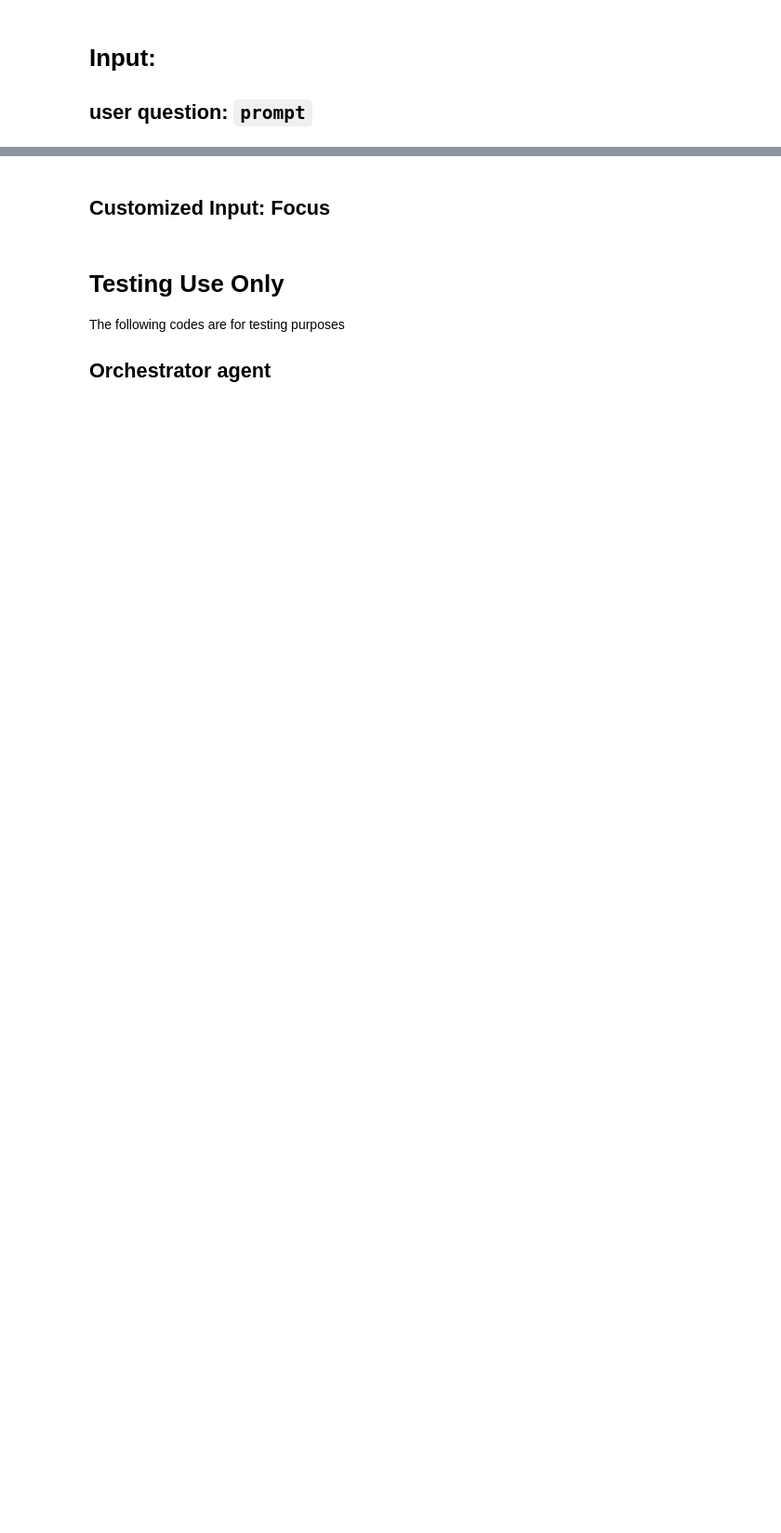
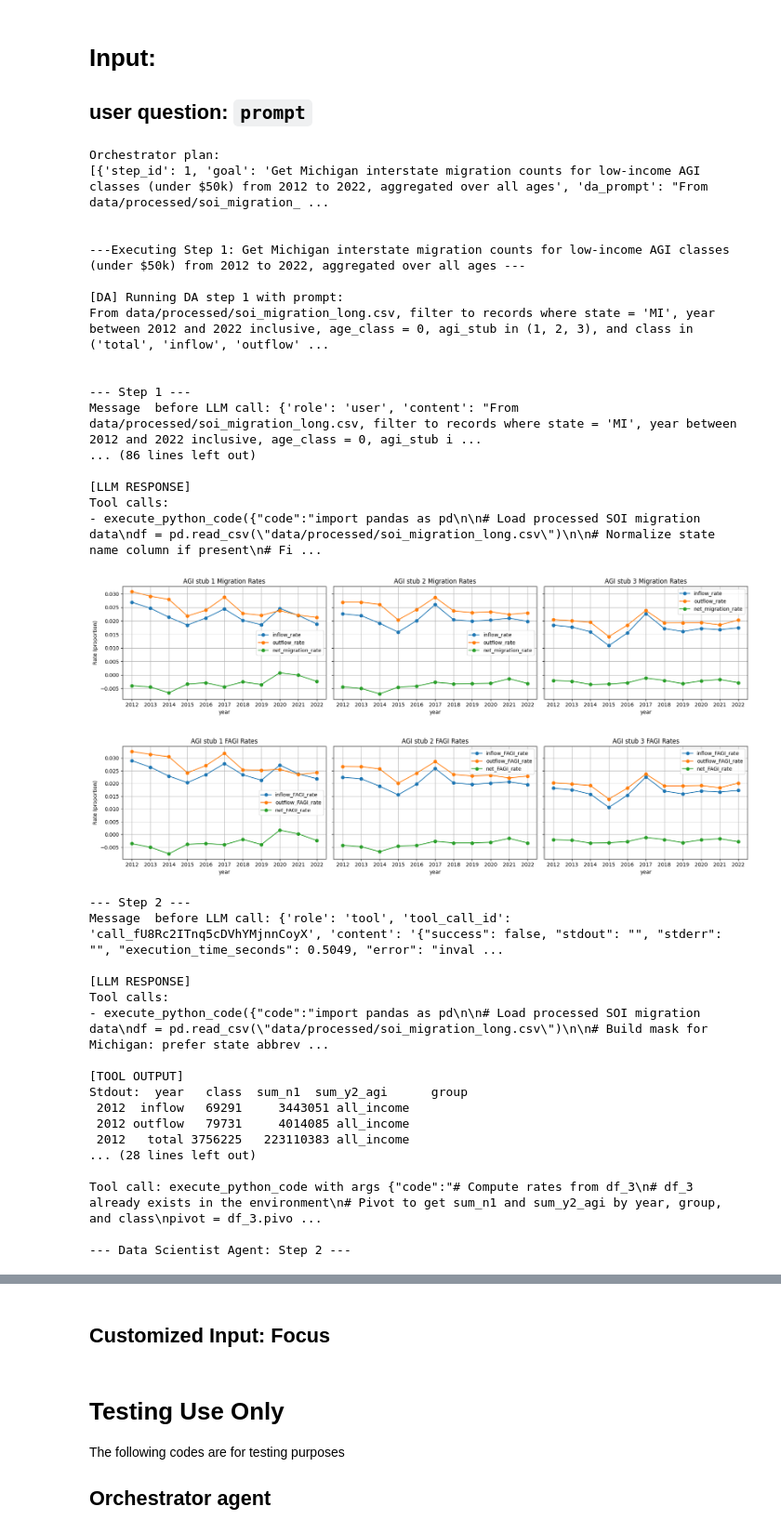
Before and after one commit to FitMAnalytics/IRS_SOI_migration_agent, a Jupyter notebook: agents_testing.ipynb, the cells around one changed output, grey strips where cells are left out. Shown at 93% size. Saved outputs shown, nothing was run; the diff lists cells and outputs as text; code cells hidden in the pictures; blank space fills up the shorter version.

```diff
--- a/agents_testing.ipynb
+++ b/agents_testing.ipynb
@@ -6,5 +6,43 @@ metadata_text = load_metadata_text()
 # Input:
 ## user question: `prompt`
 # %%
-prompt = "Analyze the interstate migration pattern of Texas, from 2012 to 2022."
-results = run_all_agents(original_prompt=prompt, metadata_text= metadata_text, verbose = True)
+prompt = "Analyze the interstate migration pattern of Michigan, from 2012 to 2022."
+focus = "Focus on different behavior between low income classes (annual gross income less than $50,000)."
+results = run_all_agents(original_prompt=prompt, focus= focus, metadata_text= metadata_text, verbose = True)
+# %% [output]
+Orchestrator plan:
+[{'step_id': 1, 'goal': 'Get Michigan interstate migration counts for low-income AGI classes (under $50k) from 2012 to 2022, aggregated over all ages', 'da_prompt': "From data/processed/soi_migration_ ...
+
+
+---Executing Step 1: Get Michigan interstate migration counts for low-income AGI classes (under $50k) from 2012 to 2022, aggregated over all ages ---
+
+[DA] Running DA step 1 with prompt:
+From data/processed/soi_migration_long.csv, filter to records where state = 'MI', year between 2012 and 2022 inclusive, age_class = 0, agi_stub in (1, 2, 3), and class in ('total', 'inflow', 'outflow' ...
+
+
+--- Step 1 ---
+Message  before LLM call: {'role': 'user', 'content': "From data/processed/soi_migration_long.csv, filter to records where state = 'MI', year between 2012 and 2022 inclusive, age_class = 0, agi_stub i ...
+... (86 lines left out)
+
+[LLM RESPONSE]
+Tool calls:
+- execute_python_code({"code":"import pandas as pd\n\n# Load processed SOI migration data\ndf = pd.read_csv(\"data/processed/soi_migration_long.csv\")\n\n# Normalize state name column if present\n# Fi ...
+[figure, added]
+[figure, added]
+--- Step 2 ---
+Message  before LLM call: {'role': 'tool', 'tool_call_id': 'call_fU8Rc2ITnq5cDVhYMjnnCoyX', 'content': '{"success": false, "stdout": "", "stderr": "", "execution_time_seconds": 0.5049, "error": "inval ...
+
+[LLM RESPONSE]
+Tool calls:
+- execute_python_code({"code":"import pandas as pd\n\n# Load processed SOI migration data\ndf = pd.read_csv(\"data/processed/soi_migration_long.csv\")\n\n# Build mask for Michigan: prefer state abbrev ...
+
+[TOOL OUTPUT]
+Stdout:  year   class  sum_n1  sum_y2_agi      group
+ 2012  inflow   69291     3443051 all_income
+ 2012 outflow   79731     4014085 all_income
+ 2012   total 3756225   223110383 all_income
+... (28 lines left out)
+
+Tool call: execute_python_code with args {"code":"# Compute rates from df_3\n# df_3 already exists in the environment\n# Pivot to get sum_n1 and sum_y2_agi by year, group, and class\npivot = df_3.pivo ...
+
+--- Data Scientist Agent: Step 2 ---
```
Also changed, not shown: parts of 2 cells of this notebook, 1 other file.
